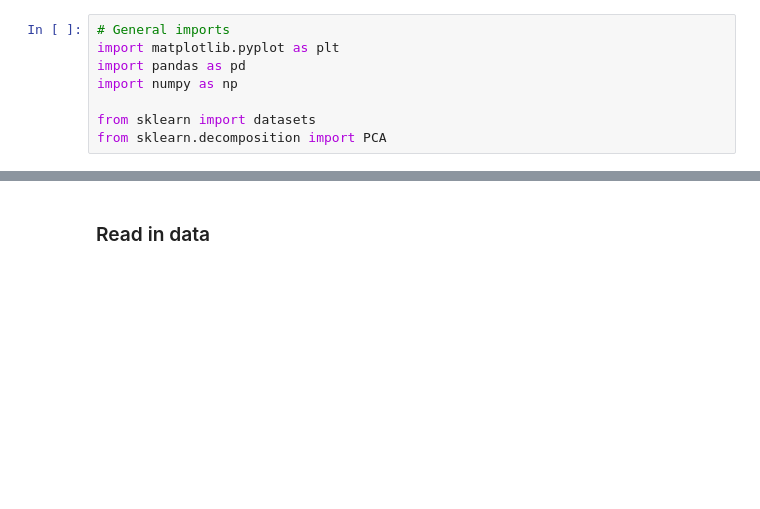
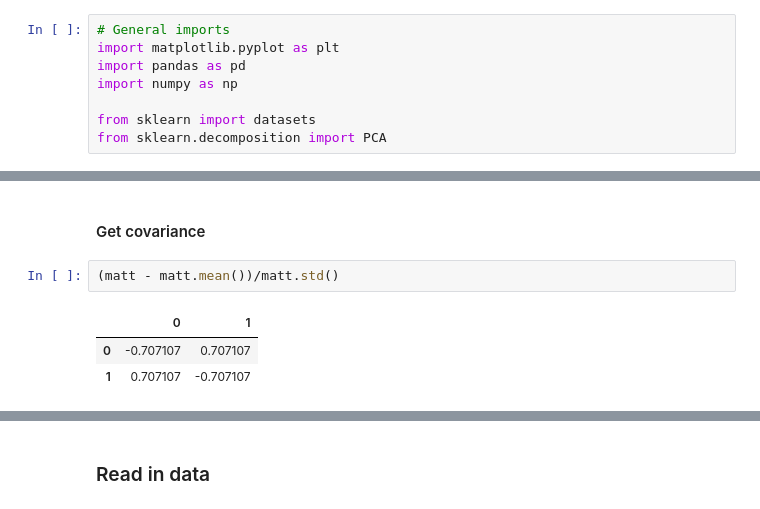
Before and after one commit to goodwin-matt/data_science_toolkit, a Jupyter notebook: DataScienceCode/pca_exploration.ipynb, the cells around one changed output, grey strips where cells are left out. Saved outputs shown, nothing was run; the diff lists cells and outputs as text; blank space fills up the shorter version.

```diff
--- a/DataScienceCode/pca_exploration.ipynb
+++ b/DataScienceCode/pca_exploration.ipynb
@@ -10,0 +20,8 @@ from sklearn.decomposition import PCA
+# %% [markdown]
+#### Get covariance
+# %%
+(matt - matt.mean())/matt.std()
+# %% [output]
+|  | 0 | 1 |
+| 0 | -0.707107 | 0.707107 |
+| 1 | 0.707107 | -0.707107 |
```
Also changed, not shown: parts of 15 cells of this notebook, 35 other files.
